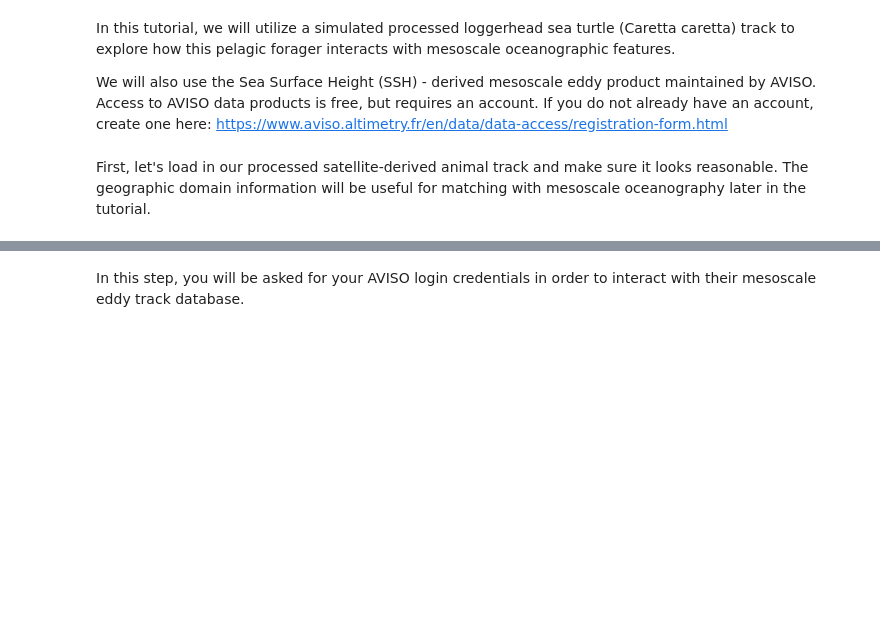
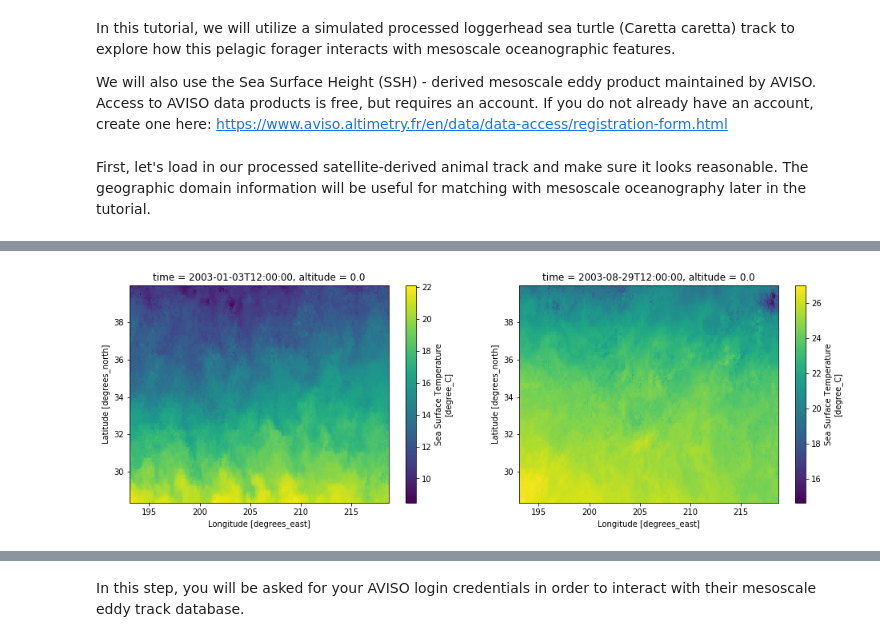
Before and after one commit to oceanhackweek/ohw19-projects-Trackpy, a Jupyter notebook: Trackpy.ipynb, the cells around one changed output, grey strips where cells are left out. Drawn from its saved outputs; the diff is of its cells as text; code cells hidden in the pictures; blank space fills up the shorter version.

```diff
--- a/Trackpy.ipynb
+++ b/Trackpy.ipynb
@@ -24,0 +48,4 @@ time_max = track_ex.datetime.max()
+# %%
+erddap_opendap_url =  'https://coastwatch.pfeg.noaa.gov/erddap/griddap/erdBAssta5day'
+ds = xr.open_dataset(erddap_opendap_url)
+ds
@@ -24,0 +70,16 @@ time_max = track_ex.datetime.max()
+# %%
+from datetime import datetime, timedelta
+
+time_min_sst = pd.to_datetime(track_ex['datetime'].min()) - timedelta(minutes=10080)
+time_max_sst = pd.to_datetime(track_ex['datetime'].max()) + timedelta(minutes=10080)
+
+subset = ds.sel(time=slice(time_min_sst, time_max_sst), **xy_bbox)
+# %%
+subset_sst = subset.sst
+subset_sst.load();
+# %%
+fig, (ax1, ax2) = plt.subplots(ncols=2, figsize=(16, 5))
+subset_sst.isel(time=0).plot(ax=ax1)
+subset_sst.isel(time=-1).plot(ax=ax2);
+# %% [output]
+[figure, added]
```
Also changed, not shown: parts of 6 cells of this notebook.
